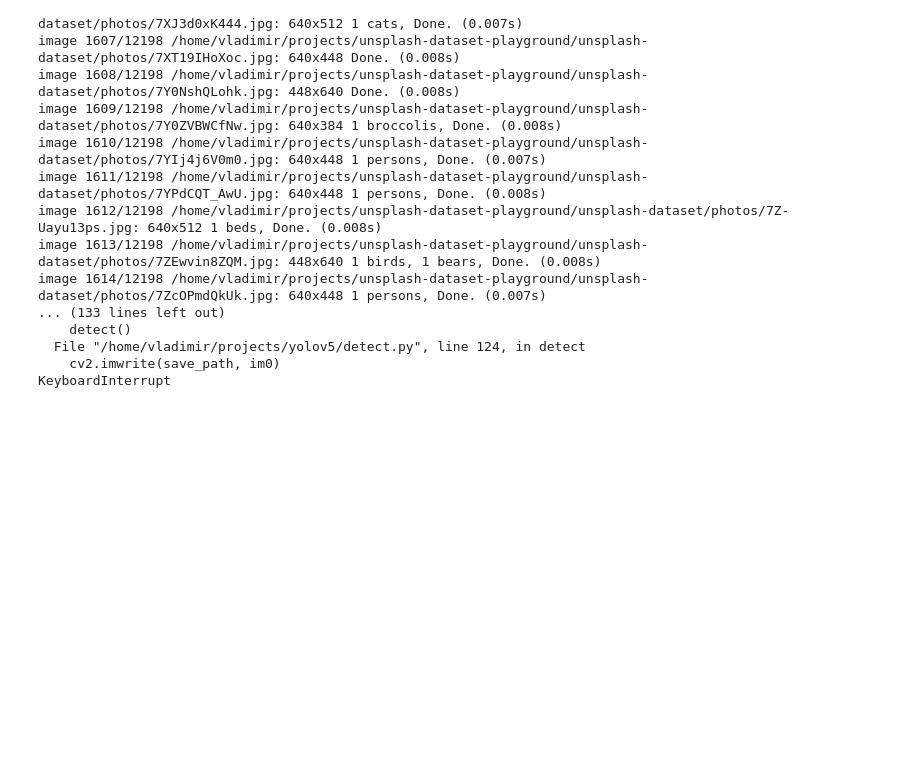
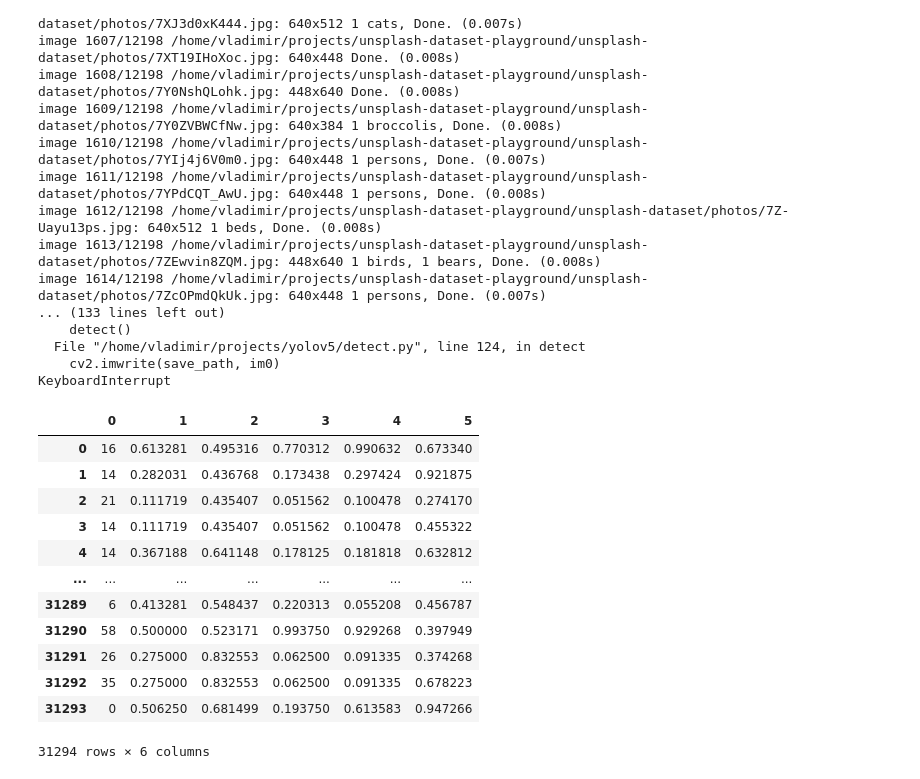
Before and after one commit to haltakov/unsplash-dataset-playground, a Jupyter notebook: scripts/run_yolo.ipynb, the cells around one changed output. Saved outputs shown, nothing was run; the diff lists cells and outputs as text; code cells hidden in the pictures; blank space fills up the shorter version.

```diff
--- a/scripts/run_yolo.ipynb
+++ b/scripts/run_yolo.ipynb
@@ -113,3 +115,31 @@ image 1614/12198 /home/vladimir/projects/unsplash-dataset-playground/unsplash-da
   File "/home/vladimir/projects/yolov5/detect.py", line 124, in detect
     cv2.imwrite(save_path, im0)
 KeyboardInterrupt
+# %%
+import pandas as pd
+import glob
+import numpy as np
+import cv2
+
+labels_dir = 'unsplash-dataset/yolo5/labels'
+
+label_files = glob.glob(os.path.join(labels_dir, '*.txt'))
+
+labels_list = [pd.read_csv(label_file, sep=' ', header=None) for label_file in label_files]
+labels_raw = pd.concat(labels_list, axis=0, ignore_index=True)
+
+display(labels_raw)
+# %% [output]
+|  | 0 | 1 | 2 | 3 | 4 | 5 |
+| 0 | 16 | 0.613281 | 0.495316 | 0.770312 | 0.990632 | 0.673340 |
+| 1 | 14 | 0.282031 | 0.436768 | 0.173438 | 0.297424 | 0.921875 |
+| 2 | 21 | 0.111719 | 0.435407 | 0.051562 | 0.100478 | 0.274170 |
+| 3 | 14 | 0.111719 | 0.435407 | 0.051562 | 0.100478 | 0.455322 |
+| 4 | 14 | 0.367188 | 0.641148 | 0.178125 | 0.181818 | 0.632812 |
+| ... | ... | ... | ... | ... | ... | ... |
+| 31289 | 6 | 0.413281 | 0.548437 | 0.220313 | 0.055208 | 0.456787 |
+| 31290 | 58 | 0.500000 | 0.523171 | 0.993750 | 0.929268 | 0.397949 |
+| 31291 | 26 | 0.275000 | 0.832553 | 0.062500 | 0.091335 | 0.374268 |
+| 31292 | 35 | 0.275000 | 0.832553 | 0.062500 | 0.091335 | 0.678223 |
+| 31293 | 0 | 0.506250 | 0.681499 | 0.193750 | 0.613583 | 0.947266 |
+31294 rows × 6 columns
```
Also changed, not shown: parts of 6 cells of this notebook.
